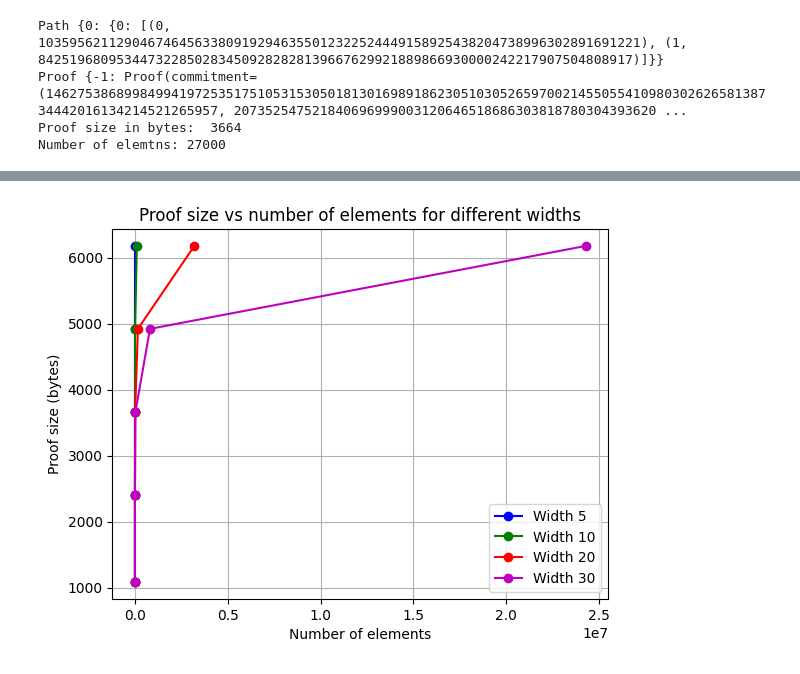
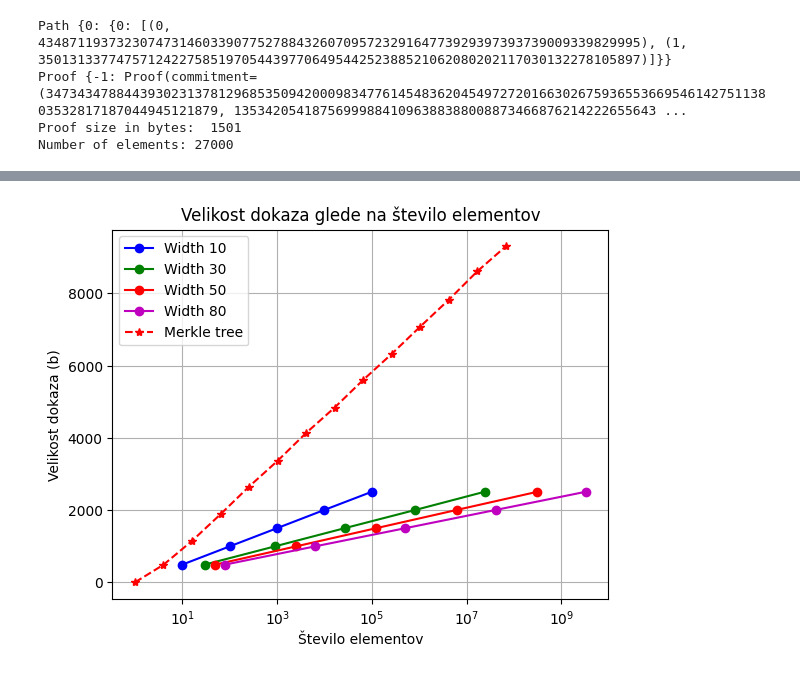
Before and after one commit to galgantar/verkle-tree, a Jupyter notebook: analysis.ipynb, the cells around one changed output, grey strips where cells are left out. Cells and saved outputs as stored; diff of their text form; code cells hidden in the pictures.

Commit message:
Added completed analysis and merkle tree

```diff
--- a/analysis.ipynb
+++ b/analysis.ipynb
@@ -118,48 +95,90 @@ def build_path(tree):
 SRS_degree = 30
 kzg_trusted_entity = TrustedEntity(GF, curve_order, SRS_degree)
 kzg_prover = KZGProver(GF, curve_order, SRS_degree, kzg_trusted_entity.SRS_1, kzg_trusted_entity.SRS_2)
+kzg_verifier = KZGVerifier(GF, curve_order, SRS_degree, kzg_prover.SRS_1, kzg_prover.SRS_2)
 
-# TODO: pump to 6
+# TODO: pump to 6, 2 not working
 depth = 4
 width = 30
-root = build_tree(depth, width, kzg_prover)
+root = build_mock_tree(depth, width, kzg_prover)
+verifier = VerkleTreeVerifier(root.commitment, kzg_verifier)
 path = build_path(root)
 print("Path", path)
 proof = root.generate_proof(path)
 print("Proof", proof)
-print("Proof size in bytes: ", asizeof.asizeof(proof))
-print("Number of elemtns:", len(root))
+print("Proof size in bytes: ", len(str(proof)))
+print("Number of elements:", len(root))
+
+verifier.validate_proof(path, proof)
 # %% [output]
-Path {0: {0: [(0, 10359562112904674645633809192946355012322524449158925438204738996302891691221), (1, 8425196809534473228502834509282828139667629921889866930000242217907504808917)]}}
-Proof {-1: Proof(commitment=(1462753868998499419725351751053153050181301698918623051030526597002145505541098030262658138734442016134214521265957, 207352547521840696999003120646518686303818780304393620 ...
-Proof size in bytes:  3664
-Number of elemtns: 27000
+Path {0: {0: [(0, 43487119373230747314603390775278843260709572329164773929397393739009339829995), (1, 35013133774757124227585197054439770649544252388521062080202117030132278105897)]}}
+Proof {-1: Proof(commitment=(3473434788443930231378129685350942000983477614548362045497272016630267593655366954614275113803532817187044945121879, 135342054187569998841096388388008873466876214222655643 ...
+Proof size in bytes:  1501
+Number of elements: 27000
 # %%
 depths = range(2, 7)
-widths = [5, 10, 20, 30]
+widths = [10, 30, 50, 80]
 colors = ["b", "g", "r", "m", "y", "k"]
+
+res = {}
+res_validation = {}
 
 for i, width in enumerate(widths):
     proof_sizes = []
     num_elements = []
-    for d in depths:
+    validation_times = []
+    for i in depths:
         SRS_degree = width
         kzg_trusted_entity = TrustedEntity(GF, curve_order, SRS_degree)
         kzg_prover = KZGProver(GF, curve_order, SRS_degree, kzg_trusted_entity.SRS_1, kzg_trusted_entity.SRS_2)
+        kzg_verifier = KZGVerifier(GF, curve_order, SRS_degree, kzg_prover.SRS_1, kzg_prover.SRS_2)
 
-        root = build_tree(d, width, kzg_prover)
+        root = build_mock_tree(i, width, kzg_prover)
+        verifier = VerkleTreeVerifier(root.commitment, kzg_verifier)
+
         path = build_path(root)
         proof = root.generate_proof(path)
-        proof_size = asizeof.asizeof(proof)
+        proof_size = len(str(proof))
         proof_sizes.append(proof_size)
         num_elements.append(len(root))
-        print(f"Depth: {d}, width: {width}, number of elements: {len(root)}, proof size: {proof_size} bytes")
 
+        start_time = time()
+        verifier.validate_proof(path, proof)
+        end_time = time()
+        validation_time = end_time - start_time
+        validation_times.append(validation_time)
+
+        print(f"Depth: {i}, width: {width}, number of elements: {len(root)}, proof size: {proof_size} bytes")
+
+    res[width] = (proof_sizes, num_elements)
+    res_validation[width] = (validation_times, num_elements)
+
+
+for i, (width, (proof_sizes, num_elements)) in enumerate(res.items()):
     plt.plot(num_elements, proof_sizes, marker='o', color=colors[i % len(colors)], label=f'Width {width}')
 
-plt.xlabel('Number of elements')
-plt.ylabel('Proof size (bytes)')
-plt.title('Proof size vs number of elements for different widths')
+# Merkle tree
+merkle_depths = range(1, 28, 2)
+num_elements_merkle = []
+proof_sizes_merkle = []
+for i in merkle_depths:
+
+    tree = merkle_tree.build_tree(i)
+    proof = tree.get_proof(['left'] * (i - 1))
+    print("Proof length: ", len(proof))
+
+    proof_size = len(str(proof))
+
+    num_elements_merkle.append(len(tree))
+    proof_sizes_merkle.append(proof_size)
+
+plt.plot(num_elements_merkle, proof_sizes_merkle, marker='*', color="red", label=f'Merkle tree', linestyle='--')
+
+
+plt.xlabel('Število elementov')
+plt.ylabel('Velikost dokaza (b)')
+plt.xscale('log')
+plt.title('Velikost dokaza glede na število elementov')
 plt.legend()
 plt.grid(True)
 
@@ -191 +207 @@ Depth: 6, width: 30, number of elements: 24300000, proof size: 6176 bytes
-[figure, old version]
+[figure, new version]
```
Also changed, not shown: parts of 13 cells of this notebook, 5 other files.
